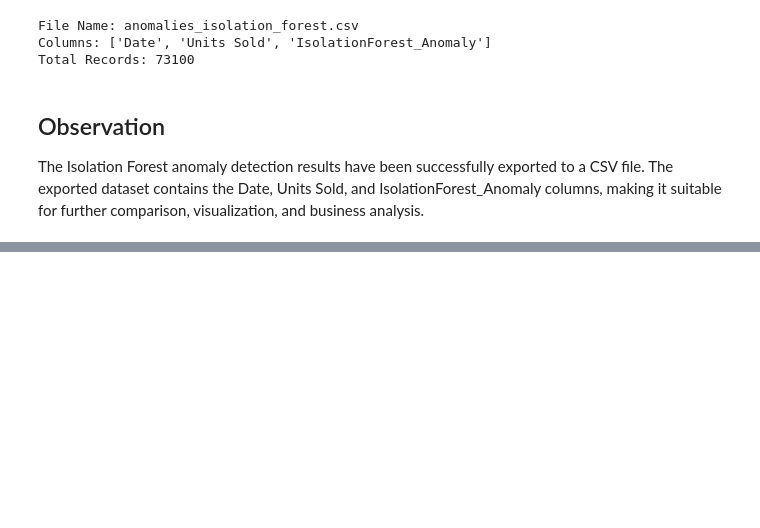
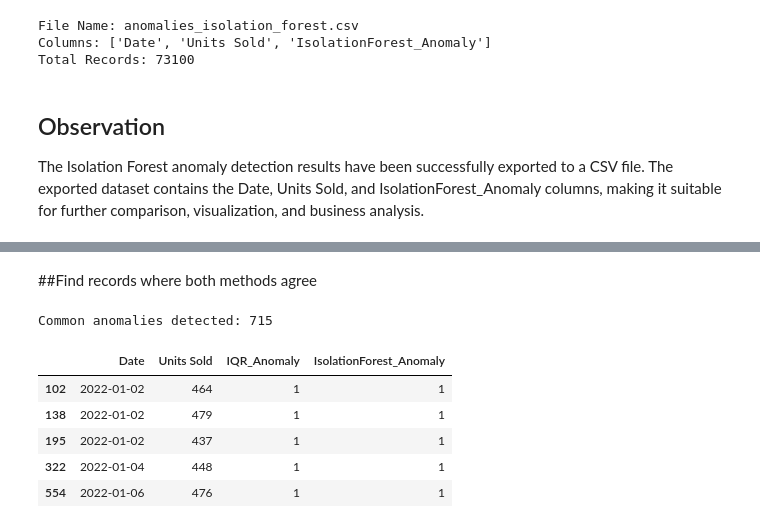
Before and after one commit to dharani-malla/Supply-Chain-Analytics-Demand-Forecasting-Anamoly-Detection, a Jupyter notebook: Week2_IQR_IsolationForest.ipynb, the cells around one changed output, grey strips where cells are left out. Drawn from its saved outputs; the diff is of its cells as text; code cells hidden in the pictures; blank space fills up the shorter version.

```diff
--- a/Week2_IQR_IsolationForest.ipynb
+++ b/Week2_IQR_IsolationForest.ipynb
@@ -269,0 +346,18 @@ The Isolation Forest anomaly detection results have been successfully exported t
+# %% [markdown]
+##Find records where both methods agree
+# %%
+both_anomalies = comparison[
+    (comparison["IQR_Anomaly"] == 1) &
+    (comparison["IsolationForest_Anomaly"] == 1)
+]
+
+print("Common anomalies detected:", len(both_anomalies))
+both_anomalies.head()
+# %% [output]
+Common anomalies detected: 715
+|  | Date | Units Sold | IQR_Anomaly | IsolationForest_Anomaly |
+| 102 | 2022-01-02 | 464 | 1 | 1 |
+| 138 | 2022-01-02 | 479 | 1 | 1 |
+| 195 | 2022-01-02 | 437 | 1 | 1 |
+| 322 | 2022-01-04 | 448 | 1 | 1 |
+| 554 | 2022-01-06 | 476 | 1 | 1 |
```
Also changed, not shown: parts of 14 cells of this notebook.
